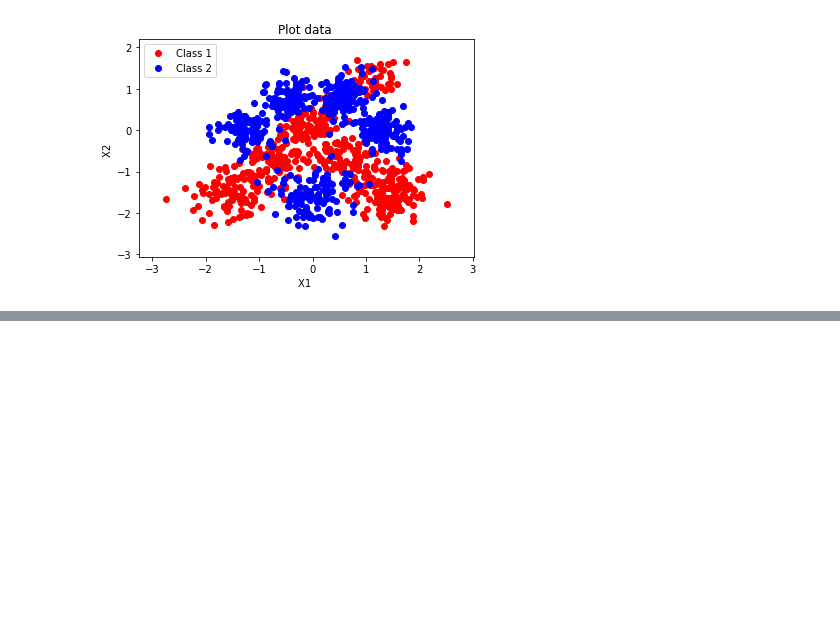
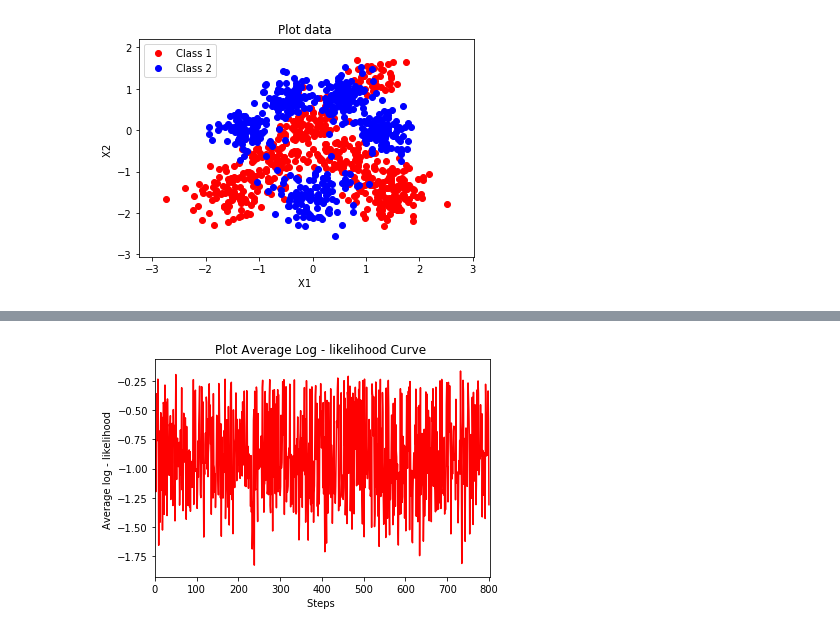
Before and after one commit to wtywty5ty/MLSALT1_CW1, a Jupyter notebook: CW1.ipynb, the cells around one changed output, grey strips where cells are left out. Cells and saved outputs as stored; diff of their text form; code cells hidden in the pictures; blank space fills up the shorter version.

```diff
--- a/CW1.ipynb
+++ b/CW1.ipynb
@@ -4,33 +4,36 @@ from DataPlot import *
 %matplotlib inline
 
 X = np.loadtxt('X.txt')
-y = np.loadtxt('y.txt')
+y1 = np.loadtxt('y.txt')
 
 # visualize the dataset
-plot_data(X, y)
-
-y = y.reshape(1000, 1)
+plot_data(X, y1)
 # %% [output]
 [figure]
+# %%
+y = y1.reshape(1000, 1)
+X = np.concatenate((np.ones((X.shape[0], 1)), X), axis=1)
+
+
+# split the dataset into training and test sets
+indices=np.random.permutation(X.shape[0])
+train_id, test_id = indices[:800], indices[800:]
+X_train, X_test = X[train_id, :], X[test_id, :]
+y_train, y_test = y[train_id], y[test_id]
 # %%
-# split the dataset into training and test sets
-indices=np.random.permutation(X.shape[0])
-train_id, test_id = indices[:800], indices[800:]
-X_train, X_test = X[train_id, :], X[test_id, :]
-y_train, y_test = y[train_id], y[test_id]
-
 # define functions for training
 
 def sigmoid(w, X):
     return 1.0 / (1 + np.exp(-np.dot(X, w)))
 
 def gradAscent(dataset, label):
-    learnRate = 0.01
-    iterations = 50
+    learnRate = 0.001
+    iterations = 500
     weights = np.ones((3, 1))
-    X = np.concatenate((np.ones((dataset.shape[0], 1)), dataset), axis=1)
     for i in range(iterations):
-        s = sigmoid(weights, X)
-        gradient = np.dot(np.transpose(X), np.subtract(label, s))
+        s = sigmoid(weights, dataset)
+        gradient = np.dot(np.transpose(dataset), np.subtract(label, s))
         weights = weights + learnRate * gradient
     return weights
+
+w = gradAscent(X_train, y_train)
@@ -45,0 +40,5 @@ array([[ 0.87913128],
+# %%
+ll=np.log(np.abs(y_train - sigmoid(w, X_train)))
+plot_ll(ll)
+# %% [output]
+[figure, added]
```
Also changed, not shown: parts of 2 cells of this notebook, 1 other file.
